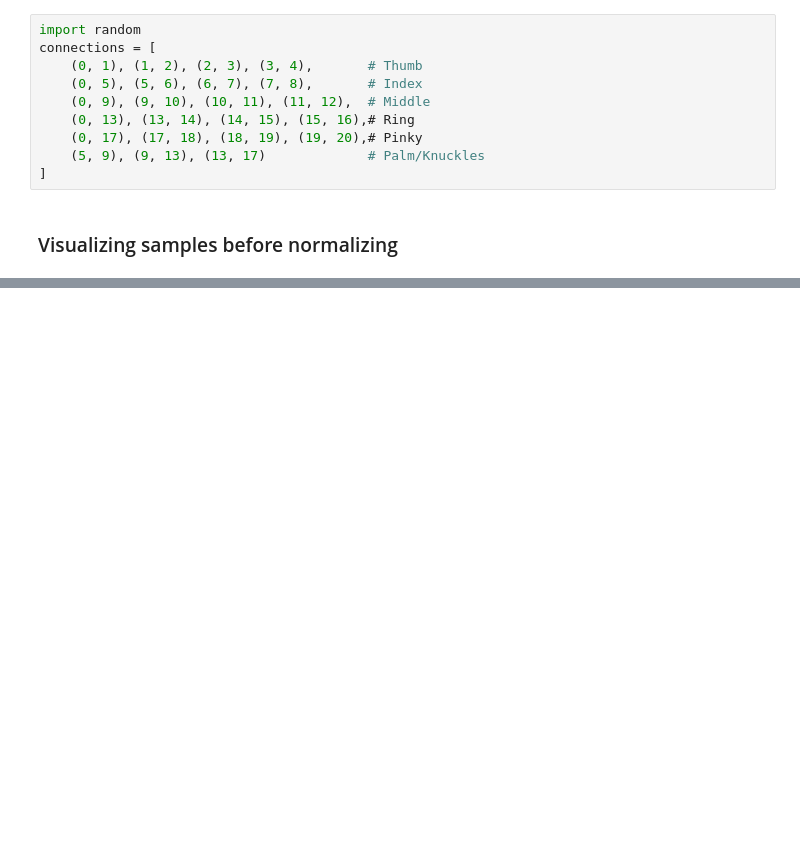
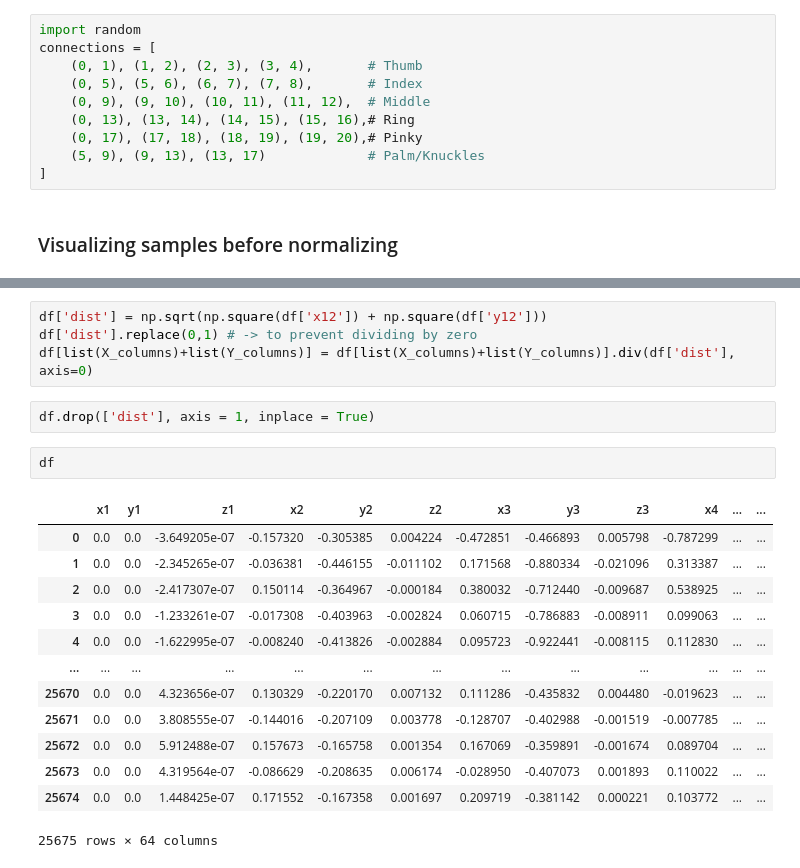
Before and after one commit to Ahmed9Elsayed/HandGesture-Recognizer, a Jupyter notebook: ML_project.ipynb, the cells around one changed output, grey strips where cells are left out. Drawn from its saved outputs; the diff is of its cells as text; blank space fills up the shorter version.

```diff
--- a/ML_project.ipynb
+++ b/ML_project.ipynb
@@ -124,0 +188,22 @@ plt.xticks(rotation = 90)
+# %%
+df['dist'] = np.sqrt(np.square(df['x12']) + np.square(df['y12']))
+df['dist'].replace(0,1) # -> to prevent dividing by zero
+df[list(X_columns)+list(Y_columns)] = df[list(X_columns)+list(Y_columns)].div(df['dist'], axis=0)
+# %%
+df.drop(['dist'], axis = 1, inplace = True)
+# %%
+df
+# %% [output]
+|  | x1 | y1 | z1 | x2 | y2 | z2 | x3 | y3 | z3 | x4 | ... | ... |
+| 0 | 0.0 | 0.0 | -3.649205e-07 | -0.157320 | -0.305385 | 0.004224 | -0.472851 | -0.466893 | 0.005798 | -0.787299 | ... | ... |
+| 1 | 0.0 | 0.0 | -2.345265e-07 | -0.036381 | -0.446155 | -0.011102 | 0.171568 | -0.880334 | -0.021096 | 0.313387 | ... | ... |
+| 2 | 0.0 | 0.0 | -2.417307e-07 | 0.150114 | -0.364967 | -0.000184 | 0.380032 | -0.712440 | -0.009687 | 0.538925 | ... | ... |
+| 3 | 0.0 | 0.0 | -1.233261e-07 | -0.017308 | -0.403963 | -0.002824 | 0.060715 | -0.786883 | -0.008911 | 0.099063 | ... | ... |
+| 4 | 0.0 | 0.0 | -1.622995e-07 | -0.008240 | -0.413826 | -0.002884 | 0.095723 | -0.922441 | -0.008115 | 0.112830 | ... | ... |
+| ... | ... | ... | ... | ... | ... | ... | ... | ... | ... | ... | ... | ... |
+| 25670 | 0.0 | 0.0 | 4.323656e-07 | 0.130329 | -0.220170 | 0.007132 | 0.111286 | -0.435832 | 0.004480 | -0.019623 | ... | ... |
+| 25671 | 0.0 | 0.0 | 3.808555e-07 | -0.144016 | -0.207109 | 0.003778 | -0.128707 | -0.402988 | -0.001519 | -0.007785 | ... | ... |
+| 25672 | 0.0 | 0.0 | 5.912488e-07 | 0.157673 | -0.165758 | 0.001354 | 0.167069 | -0.359891 | -0.001674 | 0.089704 | ... | ... |
+| 25673 | 0.0 | 0.0 | 4.319564e-07 | -0.086629 | -0.208635 | 0.006174 | -0.028950 | -0.407073 | 0.001893 | 0.110022 | ... | ... |
+| 25674 | 0.0 | 0.0 | 1.448425e-07 | 0.171552 | -0.167358 | 0.001697 | 0.209719 | -0.381142 | 0.000221 | 0.103772 | ... | ... |
+25675 rows × 64 columns
```
Also changed, not shown: parts of 24 cells of this notebook.
